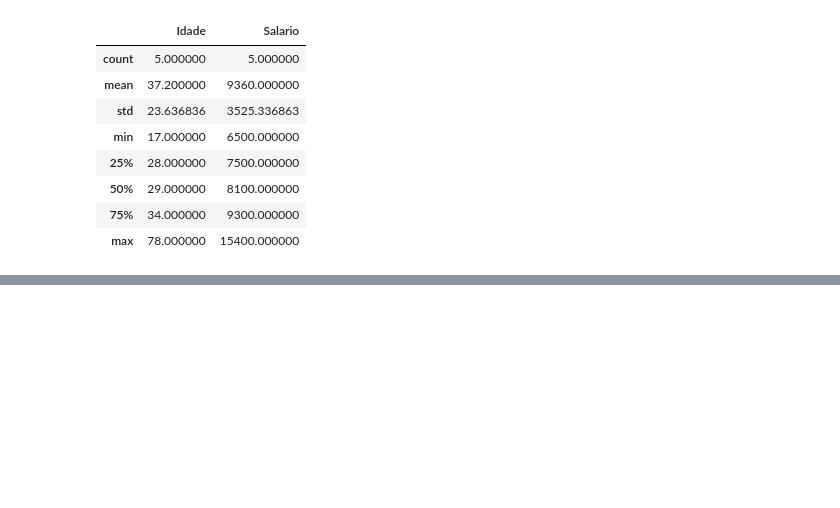
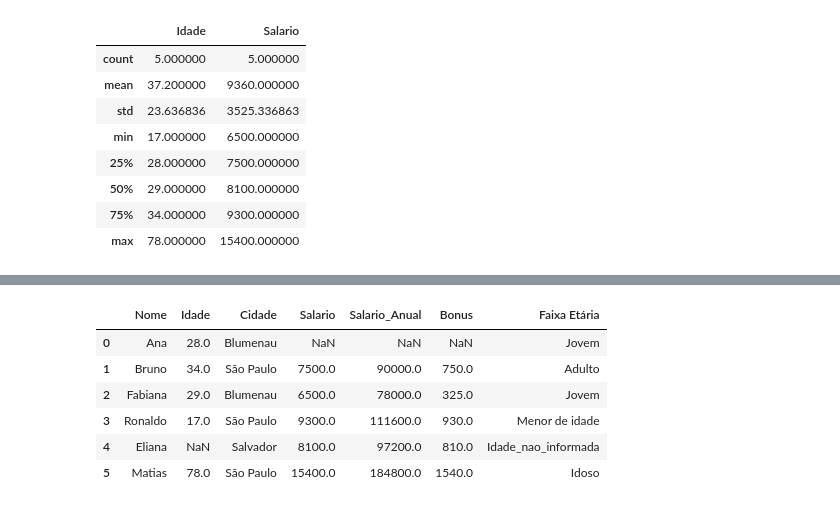
Before and after one commit to leojutsu/Base_Python, a Jupyter notebook: pandas/fund_pandas.ipynb, the cells around one changed output, grey strips where cells are left out. Saved outputs shown, nothing was run; the diff lists cells and outputs as text; code cells hidden in the pictures; blank space fills up the shorter version.

```diff
--- a/pandas/fund_pandas.ipynb
+++ b/pandas/fund_pandas.ipynb
@@ -447,0 +478,6 @@ df.describe(include = [np.number]) # só colunas numéricas (comportamento padr
+# %%
+# Aplicando um função para criar um coluna de bônus
+# A função lambda aplica a operação para cada valor na coluna 'Salário'
+df['Bonus'] = df['Salario'].apply(lambda x: x * 0.10 if x > 7000 else x * 0.05)
+print("\n--- DataFrame com a nova coluna 'Bônus' ---\n")
+print(df)
@@ -447,0 +496,8 @@ df.describe(include = [np.number]) # só colunas numéricas (comportamento padr
+# %%
+# Define as condições (vamos criar o que chamamos de  máscara)
+condicoes = [
+        df['Idade'] < 18,
+        (df['Idade'] >= 18) & (df['Idade'] <= 30),
+        (df['Idade'] >30) & (df['Idade'] <= 60),
+        df['Idade'] > 60
+]
@@ -447,0 +524,16 @@ df.describe(include = [np.number]) # só colunas numéricas (comportamento padr
+# %%
+# Define os rótulos correspondentes
+faixas = ['Menor de idade', 'Jovem', 'Adulto', 'Idoso']
+# %%
+# Cria a nova coluna
+df['Faixa Etária'] = np.select(condicoes, faixas, default = 'Idade_nao_informada')
+# %%
+df.head(6)
+# %% [output]
+|  | Nome | Idade | Cidade | Salario | Salario_Anual | Bonus | Faixa Etária |
+| 0 | Ana | 28.0 | Blumenau | NaN | NaN | NaN | Jovem |
+| 1 | Bruno | 34.0 | São Paulo | 7500.0 | 90000.0 | 750.0 | Adulto |
+| 2 | Fabiana | 29.0 | Blumenau | 6500.0 | 78000.0 | 325.0 | Jovem |
+| 3 | Ronaldo | 17.0 | São Paulo | 9300.0 | 111600.0 | 930.0 | Menor de idade |
+| 4 | Eliana | NaN | Salvador | 8100.0 | 97200.0 | 810.0 | Idade_nao_informada |
+| 5 | Matias | 78.0 | São Paulo | 15400.0 | 184800.0 | 1540.0 | Idoso |
```
Also changed, not shown: parts of 39 cells of this notebook, 1 other file.
